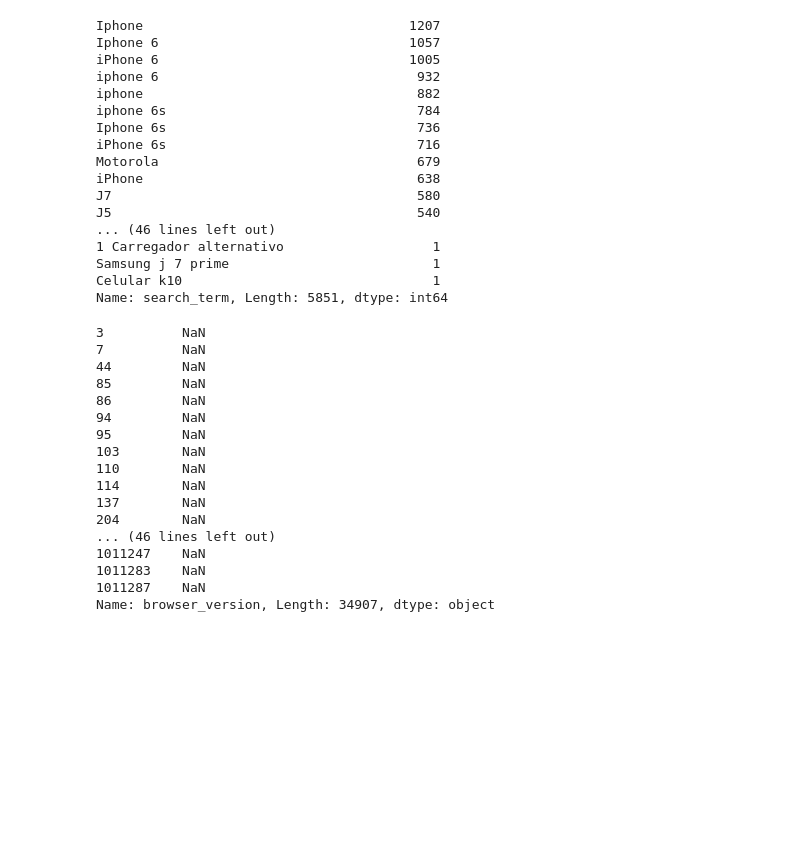
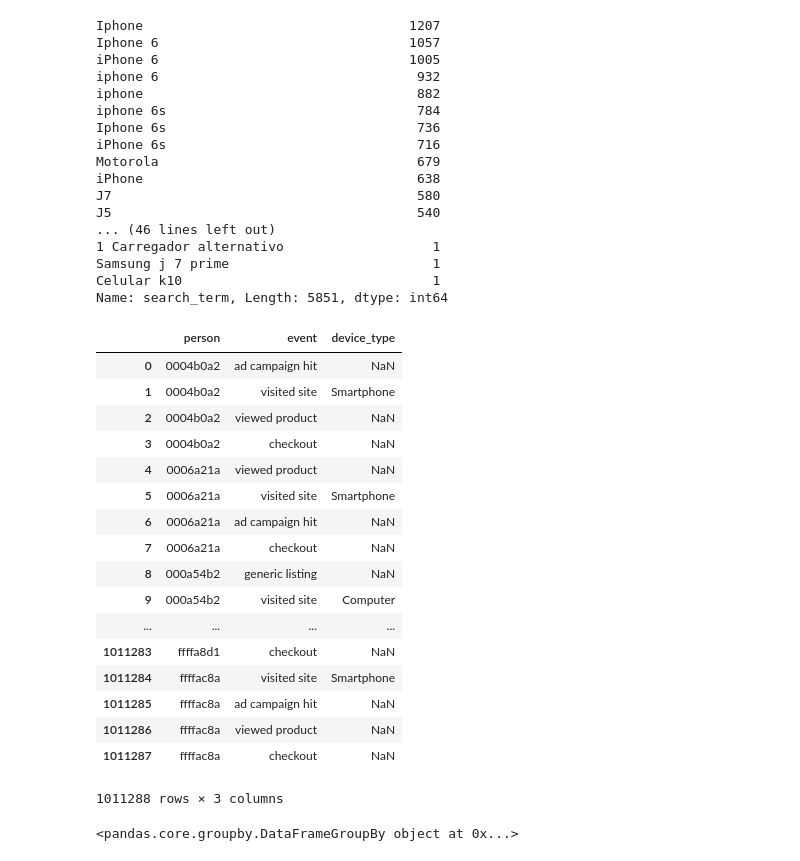
Before and after one commit to EugeniaFranchi/TP-Datos, a Jupyter notebook: TpDatos.ipynb, the cells around one changed output. Drawn from its saved outputs; the diff is of its cells as text; code cells hidden in the pictures; blank space fills up the shorter version.

```diff
--- a/TpDatos.ipynb
+++ b/TpDatos.ipynb
@@ -776,23 +776,29 @@ J5                                       540
 Samsung j 7 prime                          1
 Celular k10                                1
 Name: search_term, Length: 5851, dtype: int64
-# %%
-dataframe.loc[(dataframe['event'] == 'conversion') | (dataframe['event'] == 'checkout')]['browser_version']
-# %% [output]
-3          NaN
-7          NaN
-44         NaN
-85         NaN
-86         NaN
-94         NaN
-95         NaN
-103        NaN
-110        NaN
-114        NaN
-137        NaN
-204        NaN
-... (46 lines left out)
-1011247    NaN
-1011283    NaN
-1011287    NaN
-Name: browser_version, Length: 34907, dtype: object
+# %%
+personas = dataframe.filter(['person','event','device_type'], axis=1)
+personas
+# %% [output]
+|  | person | event | device_type |
+| 0 | 0004b0a2 | ad campaign hit | NaN |
+| 1 | 0004b0a2 | visited site | Smartphone |
+| 2 | 0004b0a2 | viewed product | NaN |
+| 3 | 0004b0a2 | checkout | NaN |
+| 4 | 0006a21a | viewed product | NaN |
+| 5 | 0006a21a | visited site | Smartphone |
+| 6 | 0006a21a | ad campaign hit | NaN |
+| 7 | 0006a21a | checkout | NaN |
+| 8 | 000a54b2 | generic listing | NaN |
+| 9 | 000a54b2 | visited site | Computer |
+| ... | ... | ... | ... |
+| 1011283 | ffffa8d1 | checkout | NaN |
+| 1011284 | ffffac8a | visited site | Smartphone |
+| 1011285 | ffffac8a | ad campaign hit | NaN |
+| 1011286 | ffffac8a | viewed product | NaN |
+| 1011287 | ffffac8a | checkout | NaN |
+1011288 rows × 3 columns
+# %%
+personas.groupby('person')
+# %% [output]
+<pandas.core.groupby.DataFrameGroupBy object at 0x...>
```
